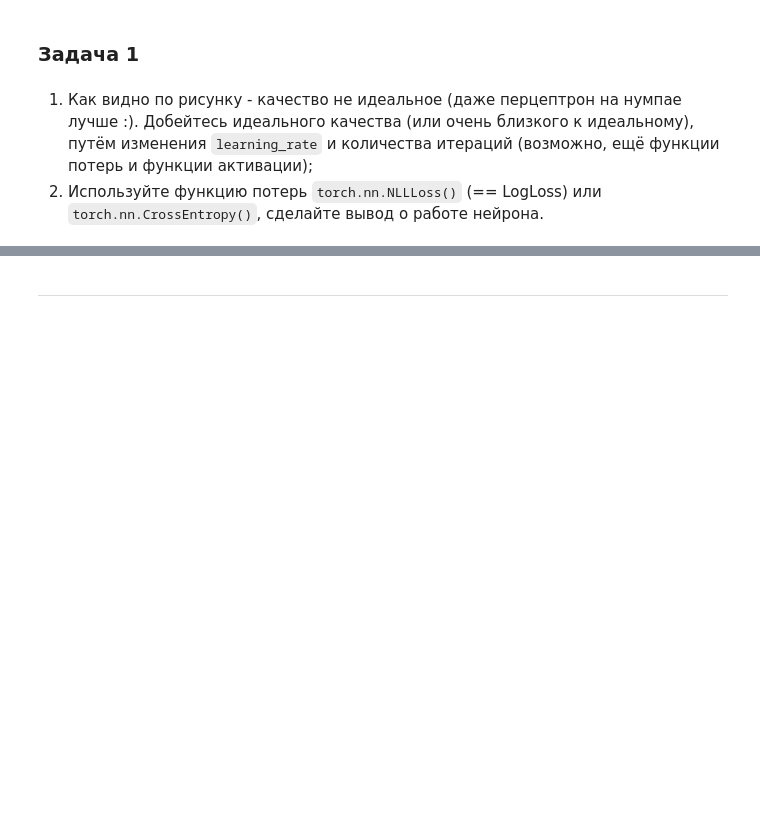
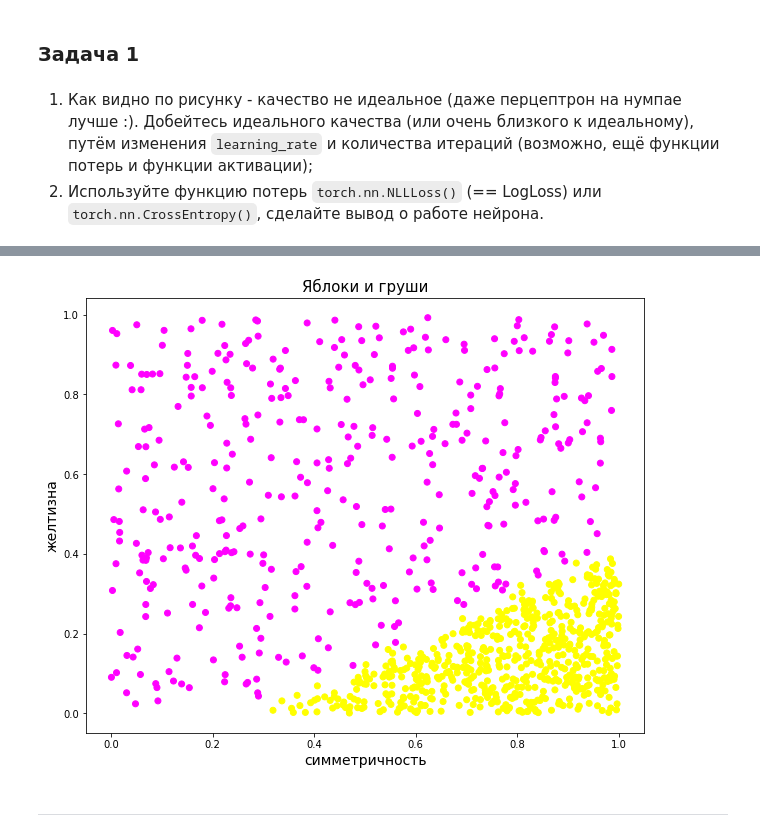
Before and after one commit to bulinayas/Deep-deep-learning, a Jupyter notebook: [seminar]neuron_pytorch.ipynb, the cells around one changed output, grey strips where cells are left out. Cells and saved outputs as stored; diff of their text form; code cells hidden in the pictures; blank space fills up the shorter version.

```diff
--- a/[seminar]neuron_pytorch.ipynb
+++ b/[seminar]neuron_pytorch.ipynb
@@ -203,3 +280,16 @@ plt.show();
+# %%
+proba_pred = neuron(X)
+y_pred=proba_pred[:,1]>0.5
+y_pred = y_pred.data.numpy()
+
+plt.figure(figsize=(10, 8))
+plt.scatter(data.iloc[:, 0], data.iloc[:, 1], c=y_pred, cmap='spring')
+plt.title('Яблоки и груши', fontsize=15)
+plt.xlabel('симметричность', fontsize=14)
+plt.ylabel('желтизна', fontsize=14)
+plt.show();
+# %% [output]
+[figure, added]
 # %% [markdown]
 ---
 # %% [markdown]
```
Also changed, not shown: parts of 22 cells of this notebook.
